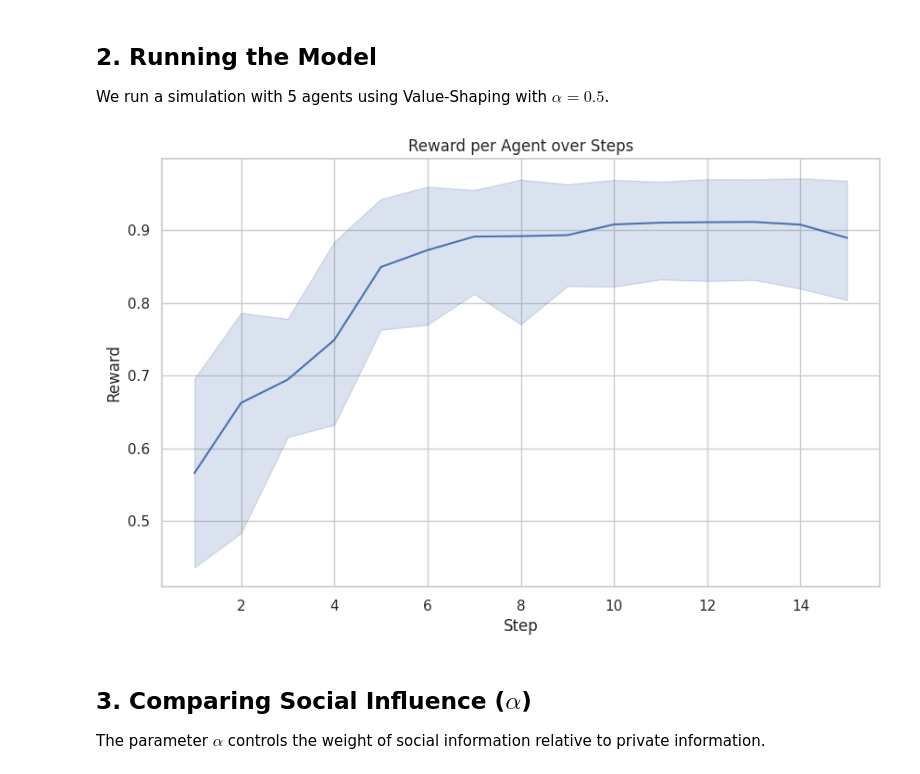
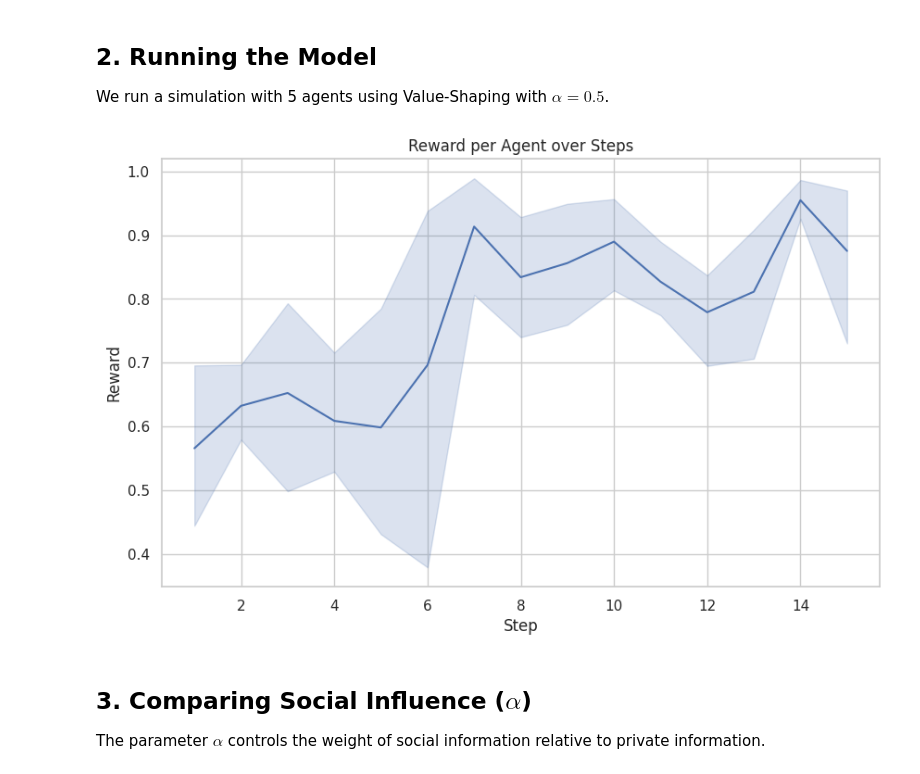
Before and after one commit to vagechirkov/Spatial-MAB-taboo, a Jupyter notebook: illustration.ipynb, the cells around one changed output. Drawn from its saved outputs; the diff is of its cells as text; code cells hidden in the pictures.

Commit message:
fix the seed issue

```diff
--- a/illustration.ipynb
+++ b/illustration.ipynb
@@ -51,20 +54,20 @@ plt.show()
 
 We run a simulation with 5 agents using Value-Shaping with $\alpha=0.5$.
 # %%
-model = SocialGPModel(n=5, grid_size=11, alpha=0.5, seed=42, beta=0.1)
+model = SocialGPModel(n=5, grid_size=11, alpha=0.5, seed=42, beta=0.33)
 for _ in range(15):
     model.step()
 
 agent_results = model.datacollector.get_agent_vars_dataframe()
 
 plt.figure(figsize=(10, 6))
 sns.lineplot(data=agent_results.reset_index(), x="Step", y="reward")
 plt.title("Reward per Agent over Steps")
 plt.xlabel("Step")
 plt.ylabel("Reward")
 plt.show()
 # %% [output]
-[figure, old version]
+[figure, new version]
 # %% [markdown]
 ## 3. Comparing Social Influence ($\alpha$)
 
```
Also changed, not shown: parts of 4 cells of this notebook, 1 other file.
